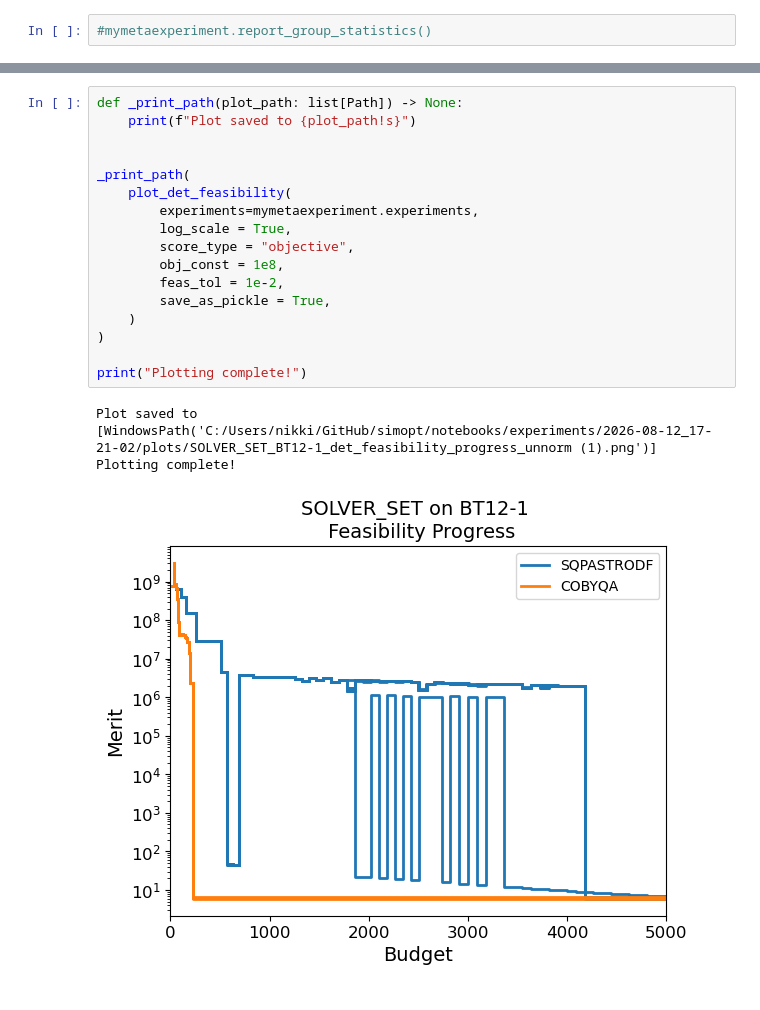
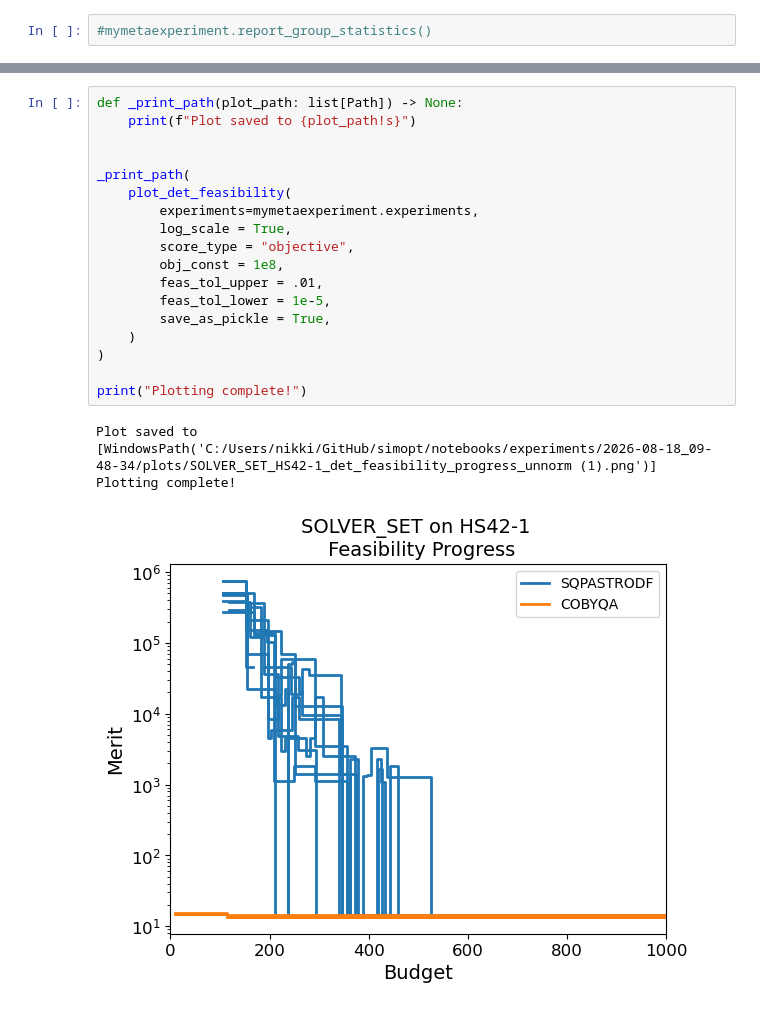
Before and after one commit to simopt-admin/simopt, a Jupyter notebook: notebooks/astro_testing.ipynb, the cells around one changed output, grey strips where cells are left out. Drawn from its saved outputs; the diff is of its cells as text.

```diff
--- a/notebooks/astro_testing.ipynb
+++ b/notebooks/astro_testing.ipynb
@@ -241,24 +203,25 @@ Plotting complete!
 # %%
 def _print_path(plot_path: list[Path]) -> None:
     print(f"Plot saved to {plot_path!s}")
 
 
 _print_path(
     plot_det_feasibility(
         experiments=mymetaexperiment.experiments,
         log_scale = True,
         score_type = "objective",
         obj_const = 1e8,
-        feas_tol = 1e-2,
+        feas_tol_upper = .01,
+        feas_tol_lower = 1e-5,
         save_as_pickle = True,
     )
 )
 
 print("Plotting complete!")
 # %% [output]
-Plot saved to [WindowsPath('C:/Users/nikki/GitHub/simopt/notebooks/experiments/2026-08-12_17-21-02/plots/SOLVER_SET_BT12-1_det_feasibility_progress_unnorm (1).png')]
+Plot saved to [WindowsPath('C:/Users/nikki/GitHub/simopt/notebooks/experiments/2026-08-18_09-48-34/plots/SOLVER_SET_HS42-1_det_feasibility_progress_unnorm (1).png')]
 Plotting complete!
-[figure, old version]
+[figure, new version]
 # %%
 def _print_path(plot_path: list[Path]) -> None:
     print(f"Plot saved to {plot_path!s}")
```
Also changed, not shown: parts of 8 cells of this notebook, 9 other files.
